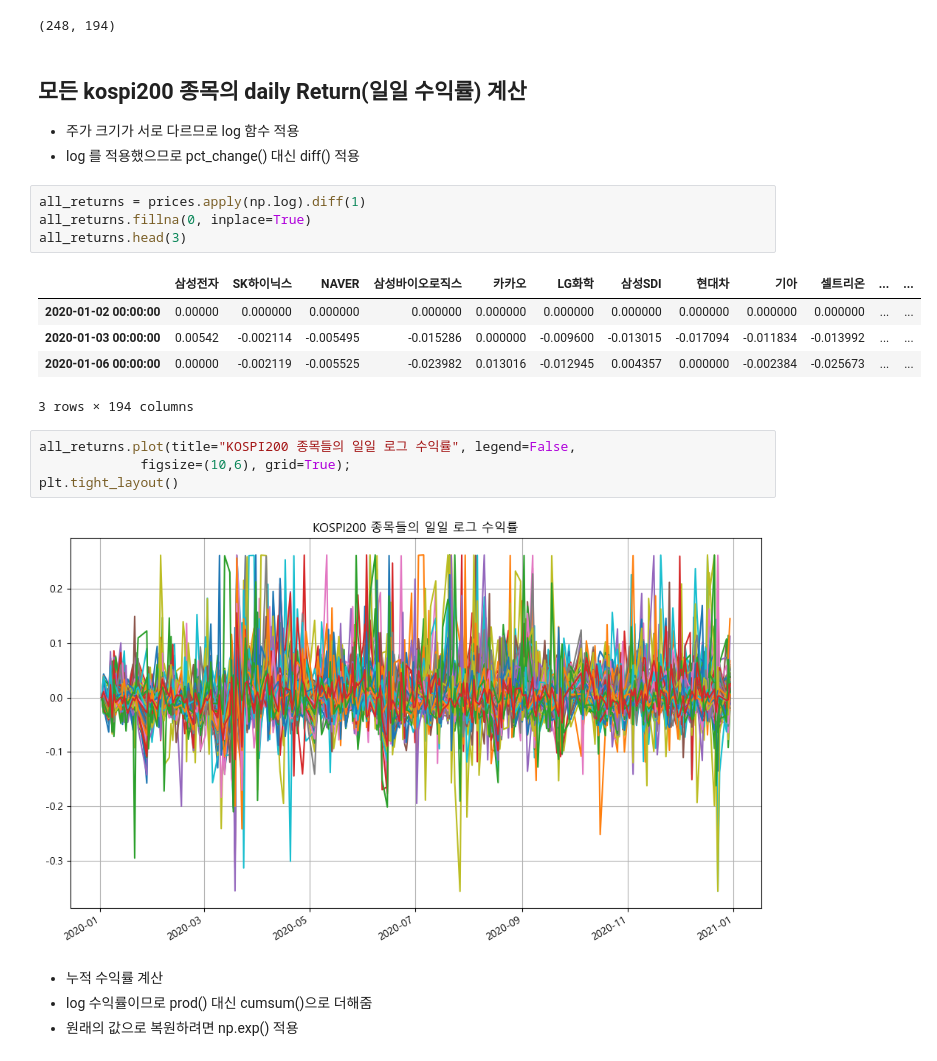
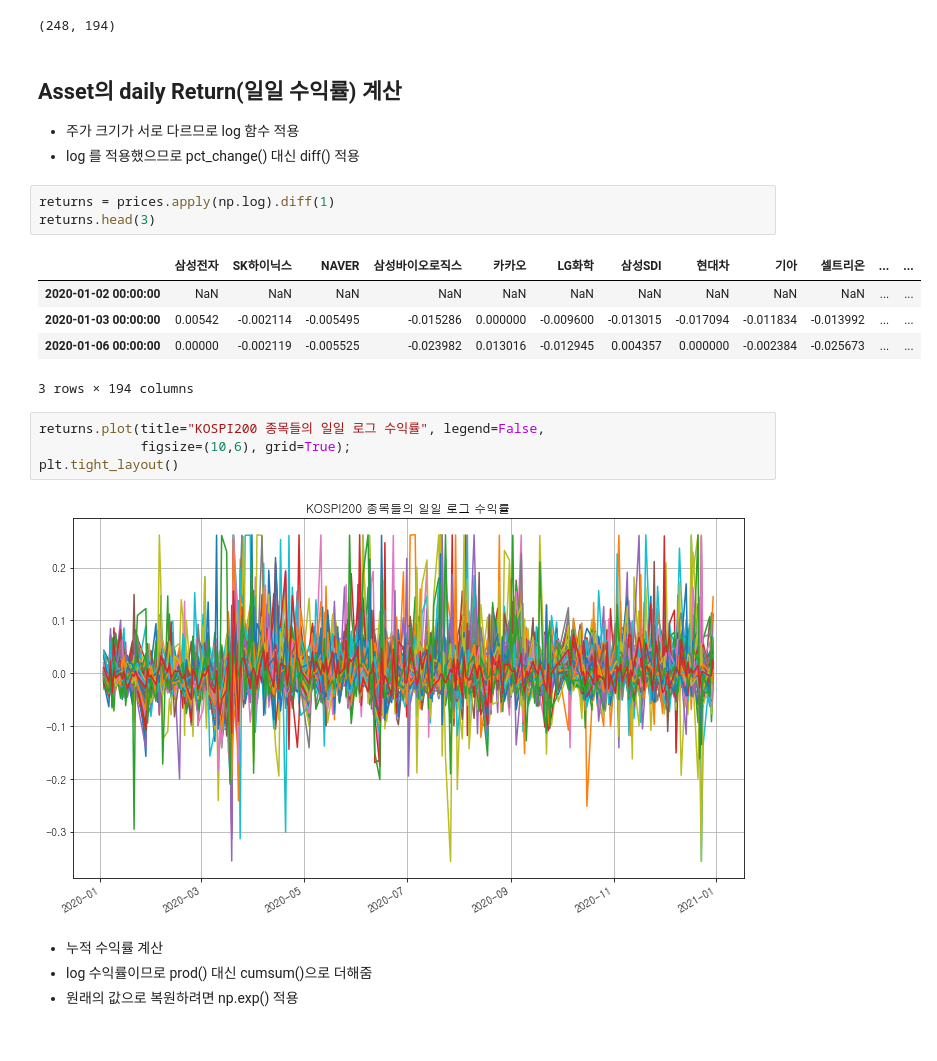
Before and after one commit to ironmanciti/Finance_ML_Lecture, a Jupyter notebook: 121.pca_eigen_portfolios_kospi200.ipynb, the cells around one changed output. Cells and saved outputs as stored; diff of their text form.

```diff
--- a/121.pca_eigen_portfolios_kospi200.ipynb
+++ b/121.pca_eigen_portfolios_kospi200.ipynb
@@ -113,26 +103,25 @@ prices.shape
 # %% [output]
 (248, 194)
 # %% [markdown]
-## 모든 kospi200 종목의 daily Return(일일 수익률) 계산
+## Asset의 daily Return(일일 수익률) 계산
 
 - 주가 크기가 서로 다르므로 log 함수 적용
 - log 를 적용했으므로 pct_change() 대신 diff() 적용
 # %%
-all_returns = prices.apply(np.log).diff(1)
-all_returns.fillna(0, inplace=True)
-all_returns.head(3)
+returns = prices.apply(np.log).diff(1)
+returns.head(3)
 # %% [output]
 |  | 삼성전자 | SK하이닉스 | NAVER | 삼성바이오로직스 | 카카오 | LG화학 | 삼성SDI | 현대차 | 기아 | 셀트리온 | ... | ... |
-| 2020-01-02 00:00:00 | 0.00000 | 0.000000 | 0.000000 | 0.000000 | 0.000000 | 0.000000 | 0.000000 | 0.000000 | 0.000000 | 0.000000 | ... | ... |
+| 2020-01-02 00:00:00 | NaN | NaN | NaN | NaN | NaN | NaN | NaN | NaN | NaN | NaN | ... | ... |
 | 2020-01-03 00:00:00 | 0.00542 | -0.002114 | -0.005495 | -0.015286 | 0.000000 | -0.009600 | -0.013015 | -0.017094 | -0.011834 | -0.013992 | ... | ... |
 | 2020-01-06 00:00:00 | 0.00000 | -0.002119 | -0.005525 | -0.023982 | 0.013016 | -0.012945 | 0.004357 | 0.000000 | -0.002384 | -0.025673 | ... | ... |
 3 rows × 194 columns
 # %%
-all_returns.plot(title="KOSPI200 종목들의 일일 로그 수익률", legend=False,
+returns.plot(title="KOSPI200 종목들의 일일 로그 수익률", legend=False,
              figsize=(10,6), grid=True);
 plt.tight_layout()
 # %% [output]
-[figure, old version]
+[figure, new version]
 # %% [markdown]
 - 누적 수익률 계산
 - log 수익률이므로 prod() 대신 cumsum()으로 더해줌
```
Also changed, not shown: parts of 33 cells of this notebook, 24 other files.
